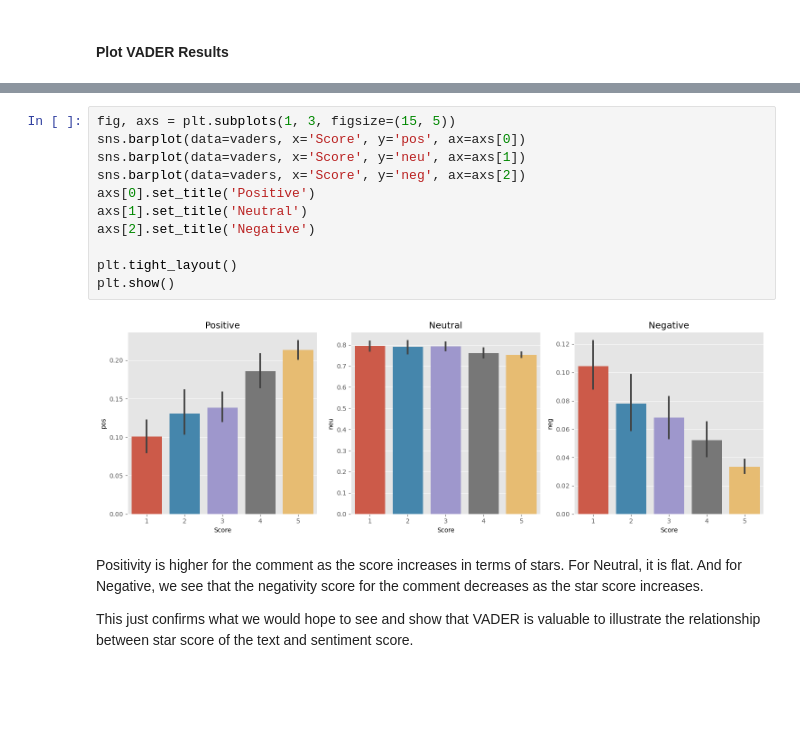
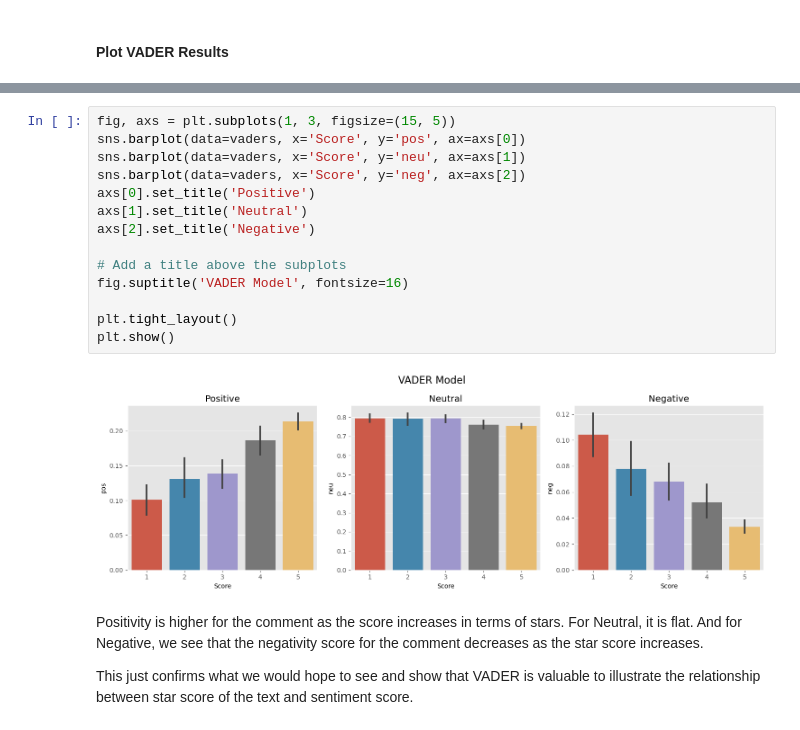
Before and after one commit to analyticsbyted/sentiment_analysis, a Jupyter notebook: sentiment.ipynb, the cells around one changed output, grey strips where cells are left out. Cells and saved outputs as stored; diff of their text form; blank space fills up the shorter version.

```diff
--- a/sentiment.ipynb
+++ b/sentiment.ipynb
@@ -178,16 +178,19 @@ plt.show()
 # %%
 fig, axs = plt.subplots(1, 3, figsize=(15, 5))
 sns.barplot(data=vaders, x='Score', y='pos', ax=axs[0])
 sns.barplot(data=vaders, x='Score', y='neu', ax=axs[1])
 sns.barplot(data=vaders, x='Score', y='neg', ax=axs[2])
 axs[0].set_title('Positive')
 axs[1].set_title('Neutral')
 axs[2].set_title('Negative')
 
+# Add a title above the subplots
+fig.suptitle('VADER Model', fontsize=16)
+
 plt.tight_layout()
 plt.show()
 # %% [output]
-[figure, old version]
+[figure, new version]
 # %% [markdown]
 Positivity is higher for the comment as the score increases in terms of stars.  For Neutral, it is flat.  And for Negative, we see that the negativity score for the comment decreases as the star score increases.
 
```
Also changed, not shown: parts of 12 cells of this notebook.
